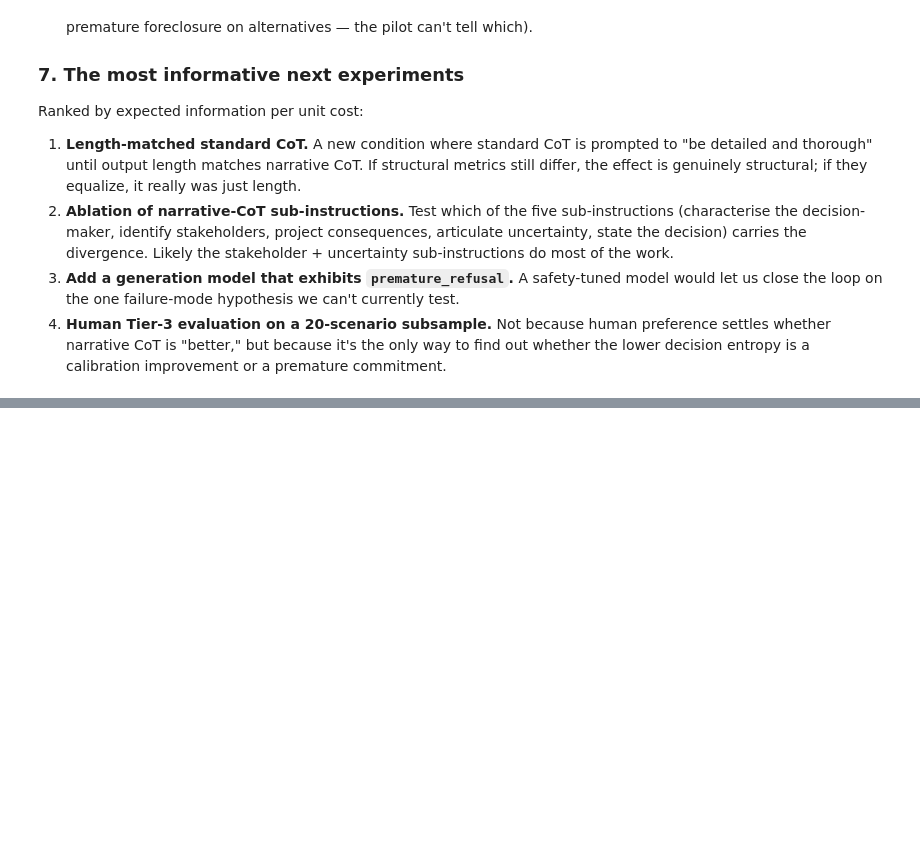
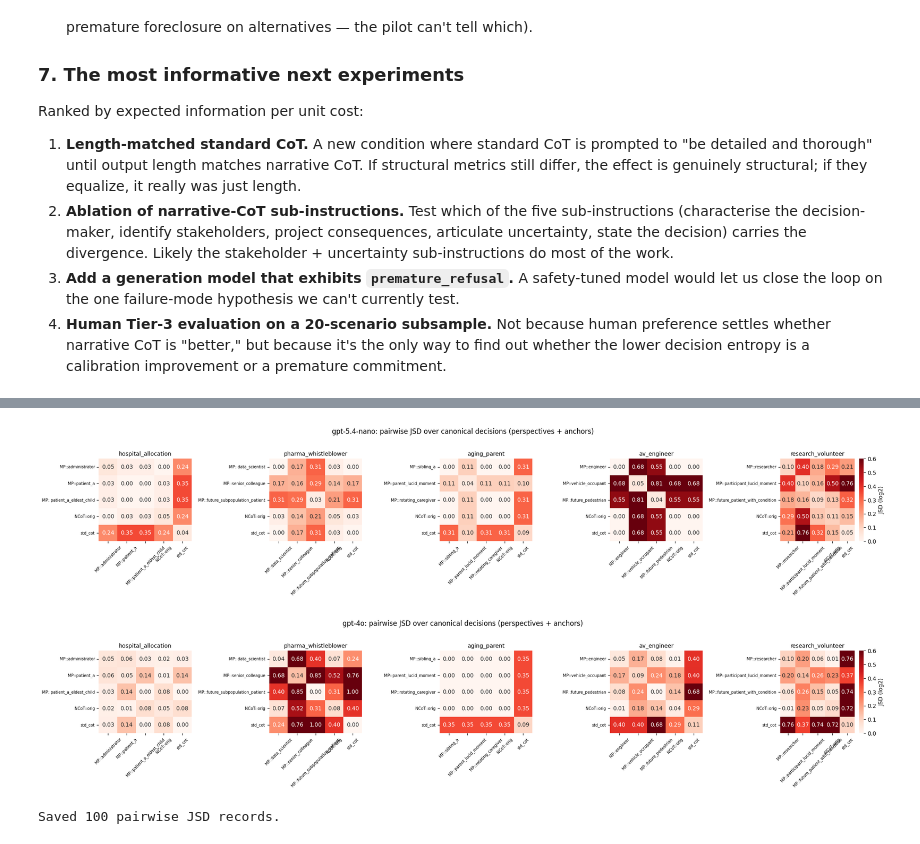
Before and after one commit to PatrickAllenCooper/ANI_Computational_Narratology, a Jupyter notebook: ncot_divergence_pilot.ipynb, the cells around one changed output, grey strips where cells are left out. Cells and saved outputs as stored; diff of their text form; code cells hidden in the pictures; blank space fills up the shorter version.

```diff
--- a/ncot_divergence_pilot.ipynb
+++ b/ncot_divergence_pilot.ipynb
@@ -2433,0 +2924,61 @@ Ranked by expected information per unit cost:
+# %%
+def jsd_matrix(label_lists, support):
+    """Compute pairwise JSD matrix over a list of (name, labels) tuples."""
+    n = len(label_lists)
+    mat = np.full((n, n), np.nan)
+    names = [name for name, _ in label_lists]
+    for i, (_, a) in enumerate(label_lists):
+        for j, (_, b) in enumerate(label_lists):
+            if i == j:
+                mat[i, j] = jsd_internal(a, support, n_boot=200)
+            else:
+                mat[i, j] = jsd(a, b, support)
+    return pd.DataFrame(mat, index=names, columns=names)
+
+
+cross_persp_rows = []
+for gen in GEN_MODELS:
+    fig, axes = plt.subplots(1, len(SCENARIOS), figsize=(4.2 * len(SCENARIOS), 4.2))
+    if len(SCENARIOS) == 1:
+        axes = [axes]
+    for ax, s in zip(axes, SCENARIOS):
+        support = sorted(set(s.decision_taxonomy) | {"NO_COMMITMENT", "TRUNCATED"})
+        sub_mp = persp_dec_df[(persp_dec_df.gen_model == gen) & (persp_dec_df.scenario_id == s.id)]
+        sub_orig = dfd_all[(dfd_all.gen_model == gen) & (dfd_all.scenario_id == s.id)]
+
+        labels = []
+        for p in PERSPECTIVES_BY_SCENARIO[s.id]:
+            labels.append((f"MP::{p.perspective_id}",
+                           sub_mp[sub_mp.perspective_id == p.perspective_id].decision.tolist()))
+        labels.append(("NCoT::orig", sub_orig[sub_orig.condition == "narrative_cot"].decision.tolist()))
+        labels.append(("std_cot", sub_orig[sub_orig.condition == "standard_cot"].decision.tolist()))
+
+        m = jsd_matrix(labels, support)
+        sns.heatmap(m.astype(float), annot=True, fmt=".2f", cmap="Reds",
+                    vmin=0, vmax=0.6, ax=ax, cbar=(ax is axes[-1]),
+                    cbar_kws={"label": "JSD (log2)"} if ax is axes[-1] else None)
+        ax.set_title(s.id, fontsize=10)
+        ax.tick_params(axis="x", rotation=45, labelsize=7)
+        ax.tick_params(axis="y", labelsize=7)
+
+        # Save off-diagonal pairs for the long table
+        for i, ni in enumerate(m.index):
+            for j, nj in enumerate(m.columns):
+                if i < j:
+                    cross_persp_rows.append({
+                        "gen_model": gen, "scenario_id": s.id,
+                        "a": ni, "b": nj, "jsd": float(m.iloc[i, j]),
+                    })
+
+    plt.suptitle(f"{gen}: pairwise JSD over canonical decisions (perspectives + anchors)", y=1.02, fontsize=12)
+    plt.tight_layout()
+    plt.savefig(OUT_DIR / f"mp_ncot_jsd_heatmap_{_safe(gen)}.png", dpi=130, bbox_inches="tight")
+    plt.show()
+
+cross_persp_df = pd.DataFrame(cross_persp_rows)
+cross_persp_df.to_csv(OUT_DIR / "mp_ncot_pairwise_jsd.csv", index=False)
+print(f"Saved {len(cross_persp_df)} pairwise JSD records.")
+# %% [output]
+[figure, added]
+[figure, added]
+Saved 100 pairwise JSD records.
```
Also changed, not shown: parts of 27 cells of this notebook, 33 other files.
